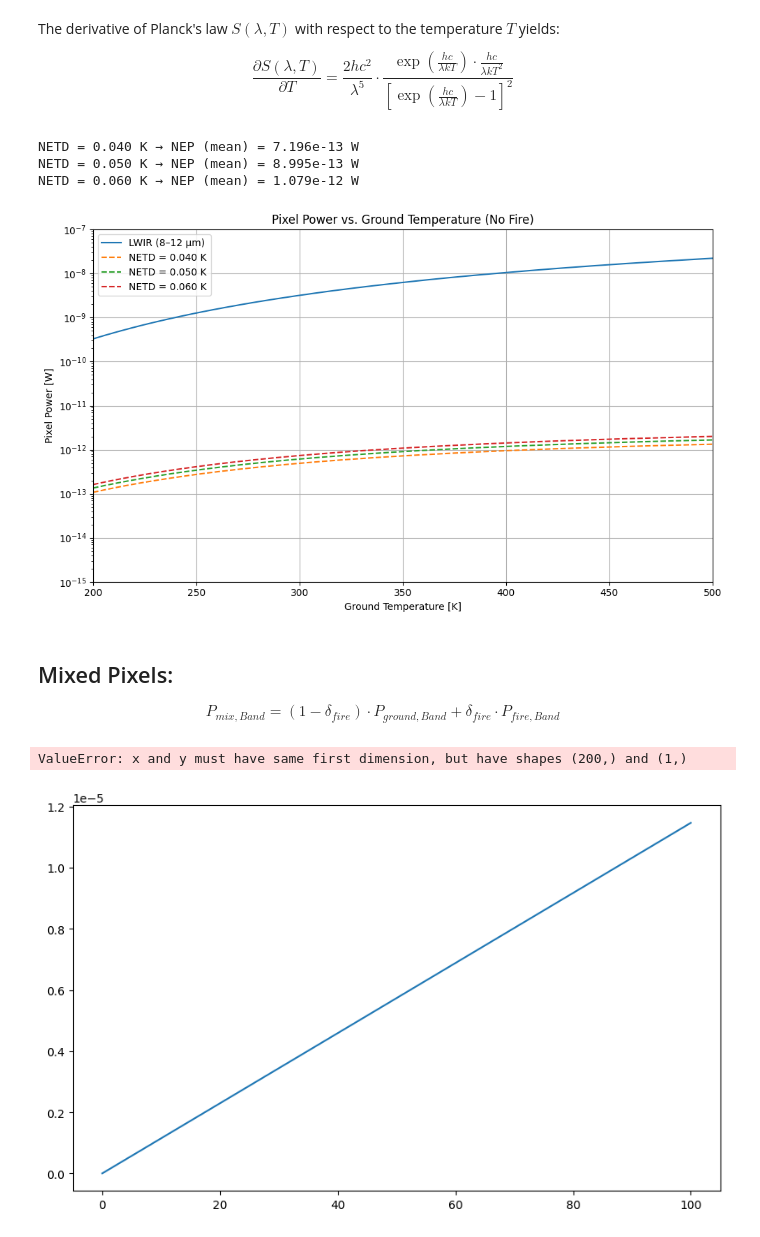
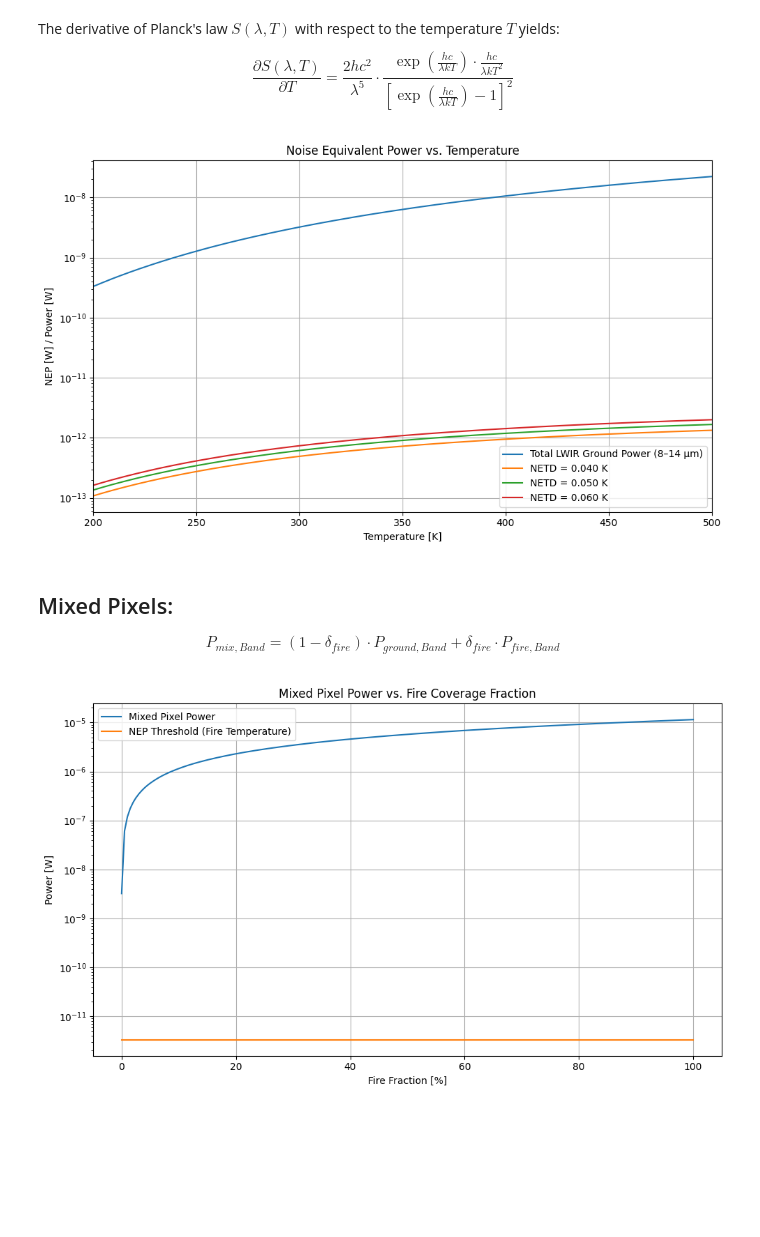
Before and after one commit to Azmi0205/Studienarbeit, a Jupyter notebook: BosonPlusSim.ipynb, the cells around one changed output. Drawn from its saved outputs; the diff is of its cells as text; code cells hidden in the pictures; blank space fills up the shorter version.

```diff
--- a/BosonPlusSim.ipynb
+++ b/BosonPlusSim.ipynb
@@ -343,47 +347,37 @@ def netd_to_nep(
     return NEP, dP_dT
 # %%
-# Berechne NEP für jeden NETD-Wert
+# -----------------------------------------------------------------------------
+# Compute NEP for each NETD
+# -----------------------------------------------------------------------------
 nep_results = {}
 for netd in netd_values:
     nep = []
     for T in temperatures:
-        nep_single, dP_dT_val = netd_to_nep(
-            NETD=netd,
-            T0=T,
-            lambdas=band_edges, # hier nur die Wellenlänge des Sensors
-            tau_atm_lambda=tau_atm,
-            area=area,
-            F_number=Fno,
-            tau_opt=tau_op,
-            theta_ap=theta_ap  # Beispiel-Aperturwinkel
-        )
+        nep_single, _ = netd_to_nep(netd, T, band_edges, tau_atm, area, Fno, tau_op, theta_ap)
         nep.append(nep_single)
     nep_results[netd] = nep
-# Ausgabe
-for netd, nep in nep_results.items():
-    print(f"NETD = {netd:.3f} K → NEP (mean) = {np.mean(nep):.3e} W")
-# %% [output]
-NETD = 0.040 K → NEP (mean) = 7.196e-13 W
-NETD = 0.050 K → NEP (mean) = 8.995e-13 W
-NETD = 0.060 K → NEP (mean) = 1.079e-12 W
 # %%
-# Plot der NEP-Ergebnisse
+# -----------------------------------------------------------------------------
+# Plot NEP curves
+# -----------------------------------------------------------------------------
 plt.figure(figsize=(10, 6))
-plt.plot(temperatures, total_powers, label='LWIR (8–12 µm)')
+
+plt.plot(temperatures, total_powers, label='Total LWIR Ground Power (8–14 µm)')
+
 for netd, nep in nep_results.items():
-    plt.plot(temperatures, nep, label=f'NETD = {netd:.3f} K', linestyle='--')
-plt.yscale('log')  # Logarithmic scale for better visibility
-plt.xlim(200, 500)
-plt.ylim(1e-15, 1e-7)  # Adjust y-axis limits for better visibility
-plt.xlabel('Ground Temperature [K]')
-plt.ylabel('Pixel Power [W]')
-plt.title('Pixel Power vs. Ground Temperature (No Fire)')
+    plt.plot(temperatures, nep, label=f'NETD = {netd:.3f} K')
+
+plt.yscale('log')
+plt.xlabel('Temperature [K]')
+plt.ylabel('NEP [W] / Power [W]')
+plt.xlim(min(temperatures), max(temperatures))
+plt.title('Noise Equivalent Power vs. Temperature')
+plt.grid(True)
 plt.legend()
-plt.grid(True)
 plt.tight_layout()
 plt.show()
 # %% [output]
-[figure, old version]
+[figure, new version]
 # %% [markdown]
 ## Mixed Pixels:
 $$P_{mix,Band} = (1 - \delta_{fire}) \cdot P_{ground,Band} + \delta_{fire} \cdot P_{fire,Band} $$
@@ -409,28 +407,32 @@ def mixed_pixel_power_ground_fire(T_ground, T_fire, delta_fire, band_edges, tau_
     return P_mix_band, P_mix_band.sum()
 # %%
+# -----------------------------------------------------------------------------
+# Mixed pixel power vs. fire coverage
+# -----------------------------------------------------------------------------
 mix_powers = []
 for delta_cur in delta_fire:
-    _ , cur_power = mixed_pixel_power_ground_fire(T_ground, T_fire, delta_cur, band_edges, tau_atm, area, tau_op, alpha_det, theta_ap)
-    mix_powers.append(cur_power)
+    _, Pmix = mixed_pixel_power_ground_fire(T_ground, T_fire, delta_cur,
+                                           band_edges, tau_atm, area,
+                                           tau_op, alpha_det, theta_ap)
+    mix_powers.append(Pmix)
 
 nep_fire, _ = netd_to_nep(netd_values[2], T_fire, band_edges, tau_atm, area, Fno, tau_op, theta_ap)
 nep_fire_array = [nep_fire] * len(delta_fire)
 
 plt.figure(figsize=(10,6))
-plt.plot(delta_fire, mix_powers)
-plt.plot(delta_fire, nep_fire_array)
+plt.plot(delta_fire, mix_powers, label="Mixed Pixel Power")
+plt.plot(delta_fire, nep_fire_array, label="NEP Threshold (Fire Temperature)")
 plt.yscale("log")
-plt.xlim(0, 100)
-plt.xlabel('Delta Fire')
-plt.ylabel('Power')
-plt.title('Bandweise Pixel-Leistung (Boden/Feuer-Mix, Albedo, Glint)')
+plt.xlim(min(delta_fire), max(delta_fire))
+plt.xlabel('Fire Fraction [%]')
+plt.ylabel('Power [W]')
+plt.title('Mixed Pixel Power vs. Fire Coverage Fraction')
+plt.grid(True)
 plt.legend()
-plt.grid(True)
 plt.tight_layout()
 plt.show()
 # %% [output]
-ValueError: x and y must have same first dimension, but have shapes (200,) and (1,)
-[figure, old version]
+[figure, new version]
 # %% [markdown]
 ## Todos:
     - reading of modtran data gives band centers, but are used as band edges
```
Also changed, not shown: parts of 12 cells of this notebook, 2 other files.
